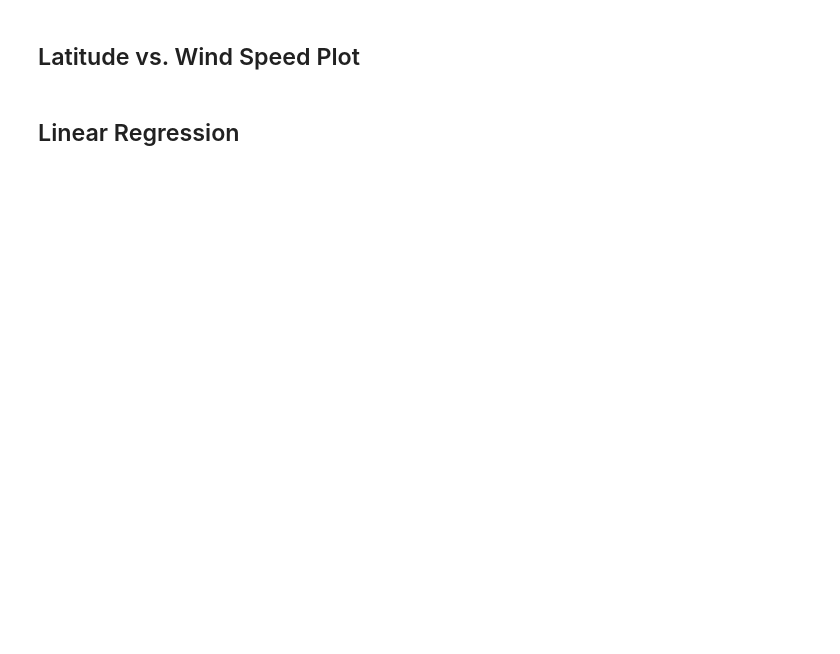
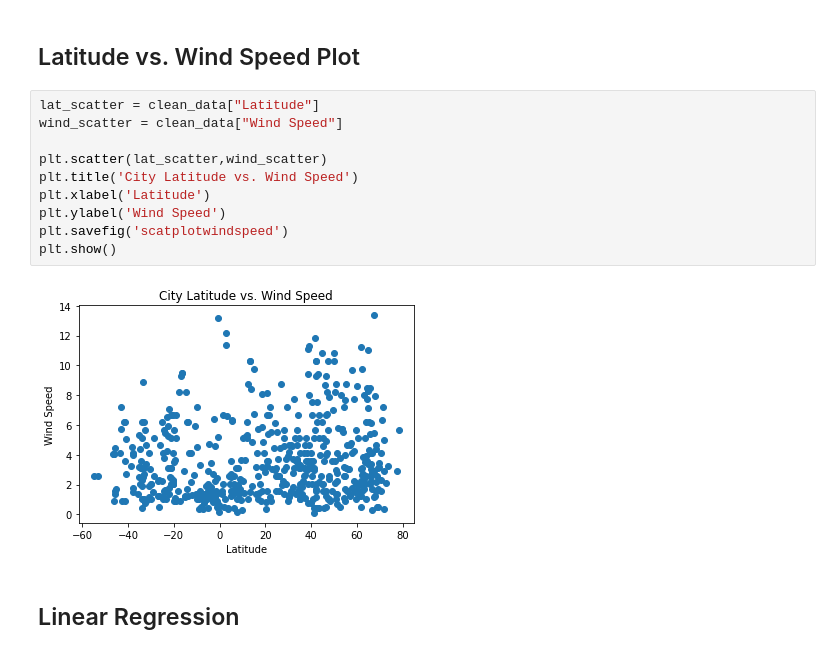
Before and after one commit to victoriawalllin/api_python_challenge, a Jupyter notebook: WeatherPy-updated.ipynb, the cells around one changed output. Cells and saved outputs as stored; diff of their text form; blank space fills up the shorter version.

```diff
--- a/WeatherPy-updated.ipynb
+++ b/WeatherPy-updated.ipynb
@@ -186,4 +212,16 @@ SyntaxError: closing parenthesis ']' does not match opening parenthesis '(' (<ip
 # %% [markdown]
 ## Latitude vs. Wind Speed Plot
+# %%
+lat_scatter = clean_data["Latitude"]
+wind_scatter = clean_data["Wind Speed"]
+
+plt.scatter(lat_scatter,wind_scatter)
+plt.title('City Latitude vs. Wind Speed')
+plt.xlabel('Latitude')
+plt.ylabel('Wind Speed')
+plt.savefig('scatplotwindspeed')
+plt.show()
+# %% [output]
+[figure, added]
 # %% [markdown]
 ## Linear Regression
```
Also changed, not shown: parts of 25 cells of this notebook, 13 other files.
